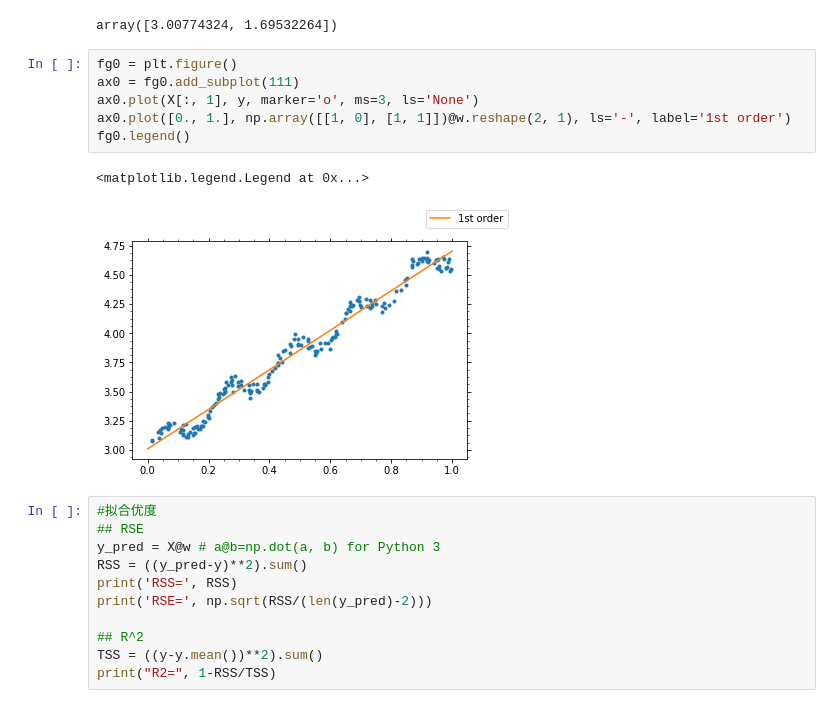
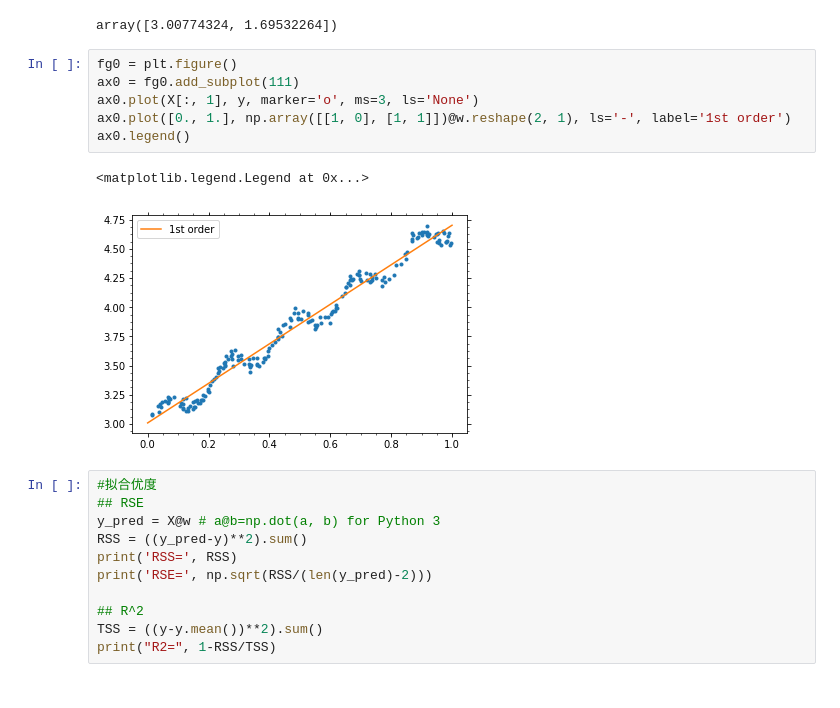
Before and after one commit to szqtc/MyMachineLearningNotes, a Jupyter notebook: 1_LinearRegression.ipynb, the cells around one changed output. Drawn from its saved outputs; the diff is of its cells as text.

```diff
--- a/1_LinearRegression.ipynb
+++ b/1_LinearRegression.ipynb
@@ -49,12 +49,12 @@ array([3.00774324, 1.69532264])
 # %%
 fg0 = plt.figure()
 ax0 = fg0.add_subplot(111)
 ax0.plot(X[:, 1], y, marker='o', ms=3, ls='None')
 ax0.plot([0., 1.], np.array([[1, 0], [1, 1]])@w.reshape(2, 1), ls='-', label='1st order')
-fg0.legend()
+ax0.legend()
 # %% [output]
 <matplotlib.legend.Legend at 0x...>
-[figure, old version]
+[figure, new version]
 # %%
 #拟合优度
 ## RSE
```
Also changed, not shown: parts of 7 cells of this notebook, 2 other files.
